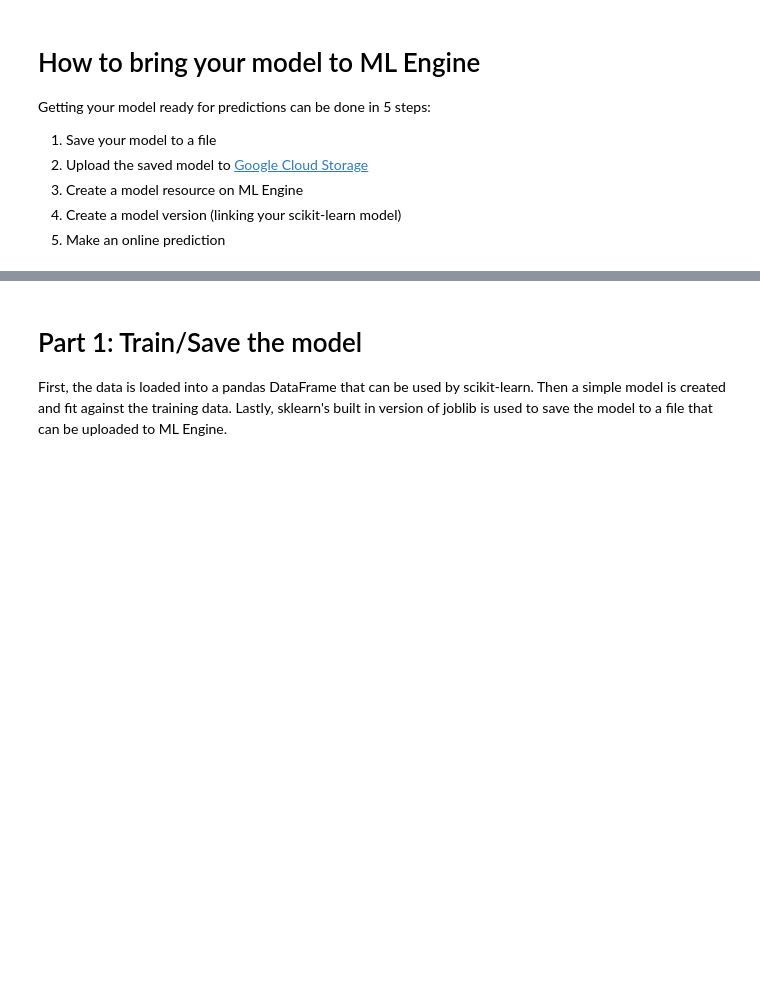
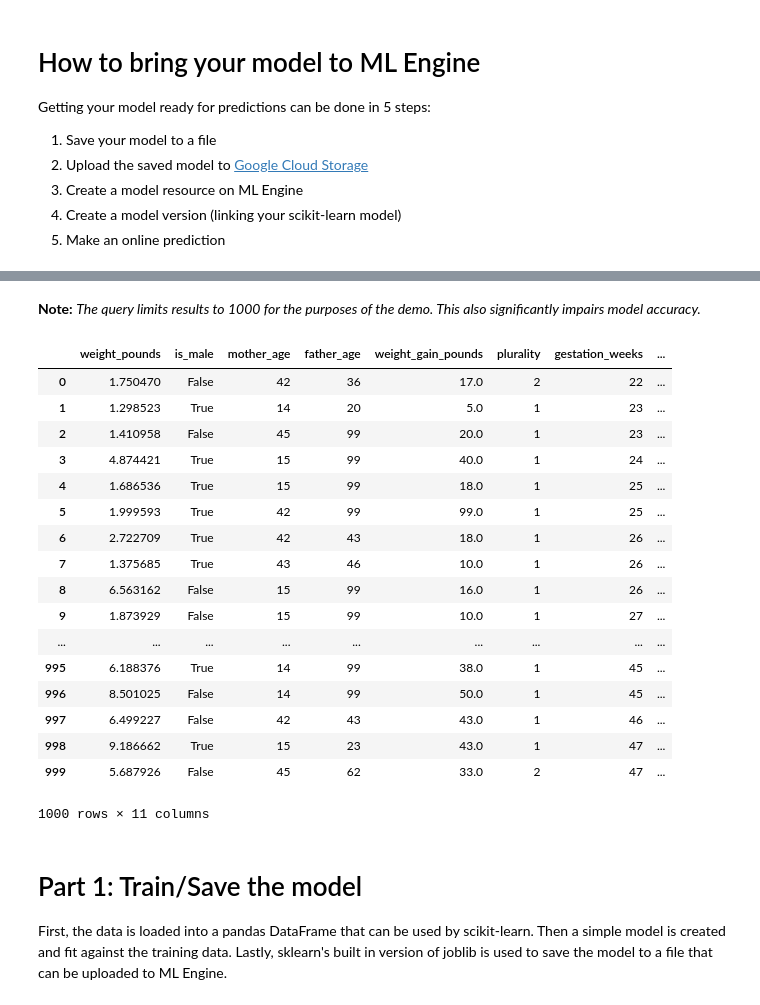
Before and after one commit to GoogleCloudPlatform/cloudml-samples, a Jupyter notebook: sklearn/notebooks/Online Prediction with scikit-learn.ipynb, the cells around one changed output, grey strips where cells are left out. Drawn from its saved outputs; the diff is of its cells as text; code cells hidden in the pictures; blank space fills up the shorter version.

Commit message:
Changed the Online Prediction in sklearn example to use natality data rather than census data.
Also added a minimal version of it for use during a conference presentation.

```diff
--- a/sklearn/notebooks/Online Prediction with scikit-learn.ipynb
+++ b/sklearn/notebooks/Online Prediction with scikit-learn.ipynb
@@ -81,3 +53,28 @@ mkdir: census_data: File exists
+# %% [markdown]
+**Note:** *The query limits results to 1000 for the purposes of the demo. This also significantly impairs model accuracy.*
+# %%
+%%bigquery df
+SELECT * FROM `sgreenberg-project2.misc_ml.baby_weights`
+LIMIT 1000
+# %% [output]
+|  | weight_pounds | is_male | mother_age | father_age | weight_gain_pounds | plurality | gestation_weeks | ... |
+| 0 | 1.750470 | False | 42 | 36 | 17.0 | 2 | 22 | ... |
+| 1 | 1.298523 | True | 14 | 20 | 5.0 | 1 | 23 | ... |
+| 2 | 1.410958 | False | 45 | 99 | 20.0 | 1 | 23 | ... |
+| 3 | 4.874421 | True | 15 | 99 | 40.0 | 1 | 24 | ... |
+| 4 | 1.686536 | True | 15 | 99 | 18.0 | 1 | 25 | ... |
+| 5 | 1.999593 | True | 42 | 99 | 99.0 | 1 | 25 | ... |
+| 6 | 2.722709 | True | 42 | 43 | 18.0 | 1 | 26 | ... |
+| 7 | 1.375685 | True | 43 | 46 | 10.0 | 1 | 26 | ... |
+| 8 | 6.563162 | False | 15 | 99 | 16.0 | 1 | 26 | ... |
+| 9 | 1.873929 | False | 15 | 99 | 10.0 | 1 | 27 | ... |
+| ... | ... | ... | ... | ... | ... | ... | ... | ... |
+| 995 | 6.188376 | True | 14 | 99 | 38.0 | 1 | 45 | ... |
+| 996 | 8.501025 | False | 14 | 99 | 50.0 | 1 | 45 | ... |
+| 997 | 6.499227 | False | 42 | 43 | 43.0 | 1 | 46 | ... |
+| 998 | 9.186662 | True | 15 | 23 | 43.0 | 1 | 47 | ... |
+| 999 | 5.687926 | False | 45 | 62 | 33.0 | 2 | 47 | ... |
+1000 rows × 11 columns
 # %% [markdown]
 # Part 1: Train/Save the model
 First, the data is loaded into a pandas DataFrame that can be used by scikit-learn. Then a simple model is created and fit against the training data. Lastly, sklearn's built in version of joblib is used to save the model to a file that can be uploaded to ML Engine.
```
Also changed, not shown: parts of 48 cells of this notebook, 1 other file.
